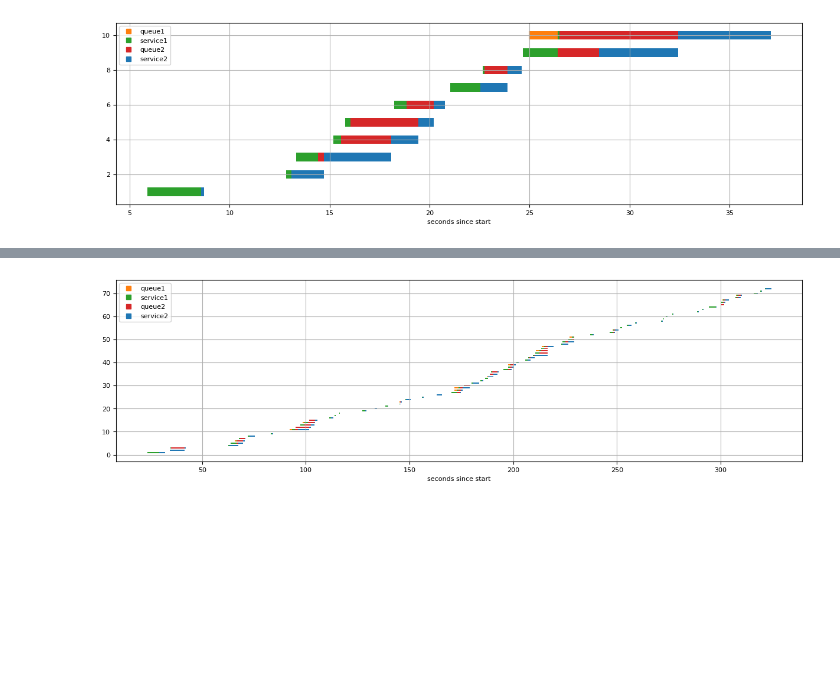
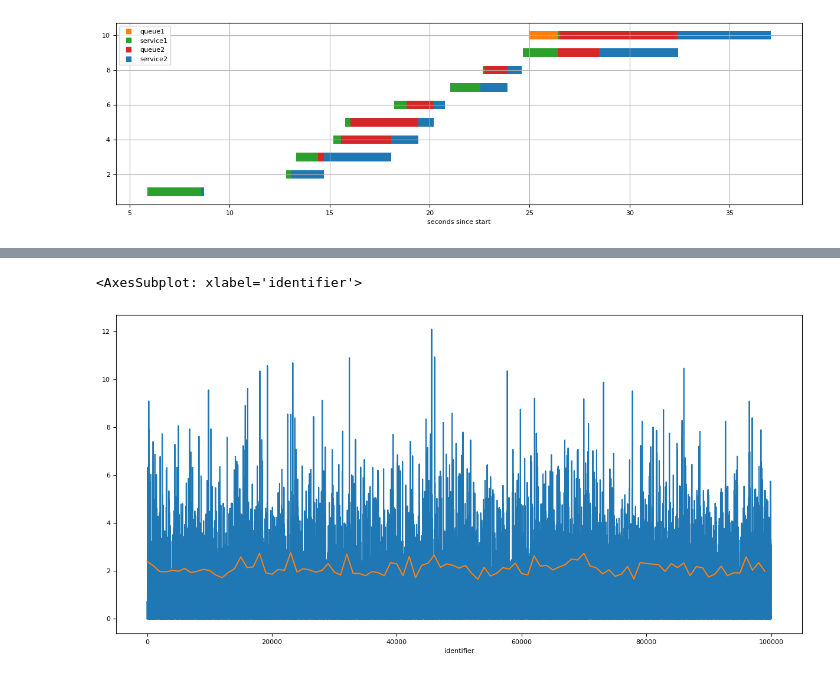
Before and after one commit to viniciuslettieri/2022.2---Avaliacao-e-Desempenho, a Jupyter notebook: Simulacoes/analise_simulacao.ipynb, the cells around one changed output, grey strips where cells are left out. Cells and saved outputs as stored; diff of their text form; code cells hidden in the pictures; blank space fills up the shorter version.

```diff
--- a/Simulacoes/analise_simulacao.ipynb
+++ b/Simulacoes/analise_simulacao.ipynb
@@ -65,4 +65,28 @@ resumo("sequencia_prioridade.csv")
-# %%
-resumo("sequencia_longa.csv")
-# %% [output]
-[figure, removed]
+# %%
+def get_statistics(row):
+    start_queue1 = row["tm_arrival_queue1"]
+    tm_queue1 = row["tm_start_service1"] - start_queue1
+
+    start_service1 = row["tm_start_service1"]
+    tm_service1 = row["tm_end_service1"] - start_service1
+
+    start_queue2 = row["tm_arrival_queue2"]
+    tm_queue2 = row["tm_end_service2"] - row["tm_service2"] - start_queue2
+
+    tm_service2 = row["tm_service2"]
+
+    return pd.Series({"tm_queue1": tm_queue1, "tm_service1": tm_service1, "tm_queue2": tm_queue2, "tm_service2": tm_service2})
+# %%
+events = pd.read_csv("teste_longo.csv", index_col=0)
+# %%
+statistics = events.apply(get_statistics, axis=1)
+# %%
+chunk_size = 1000
+lim_superior = [chunk.mean() + 2 * chunk.std() for chunk in np.array_split(statistics["tm_queue1"], len(statistics)/chunk_size)]
+lim_superior = pd.Series(lim_superior, index=range(0, len(lim_superior) * chunk_size, chunk_size))
+# %%
+statistics["tm_queue1"].plot(figsize=(15,7))
+lim_superior.plot(figsize=(15,7))
+# %% [output]
+<AxesSubplot: xlabel='identifier'>
+[figure, added]
```
Also changed, not shown: parts of 4 cells of this notebook, 4 other files.
